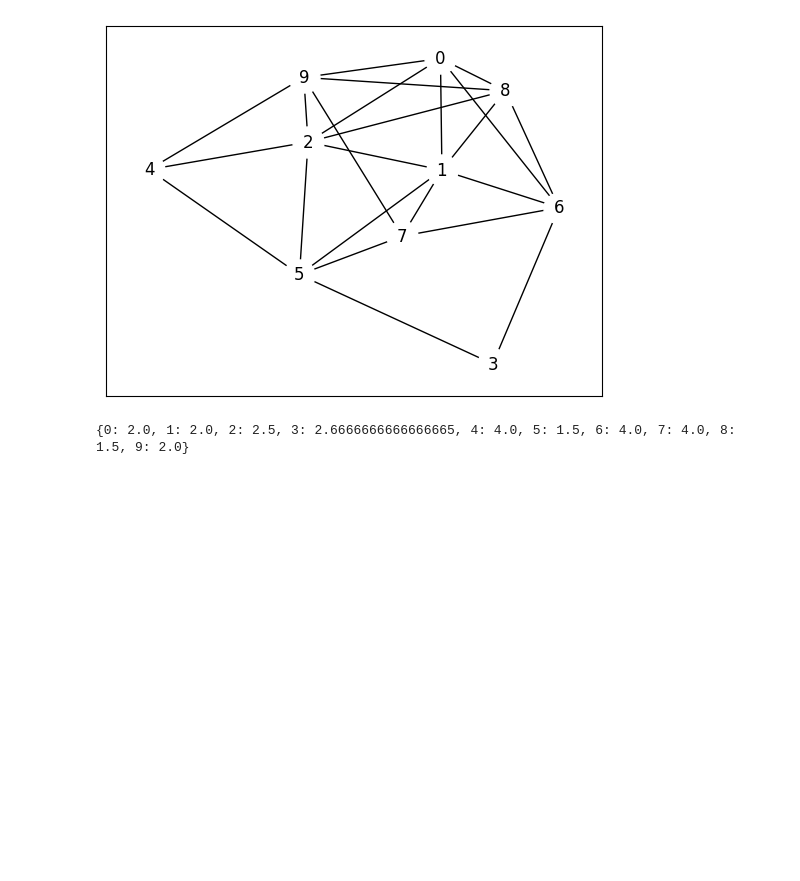
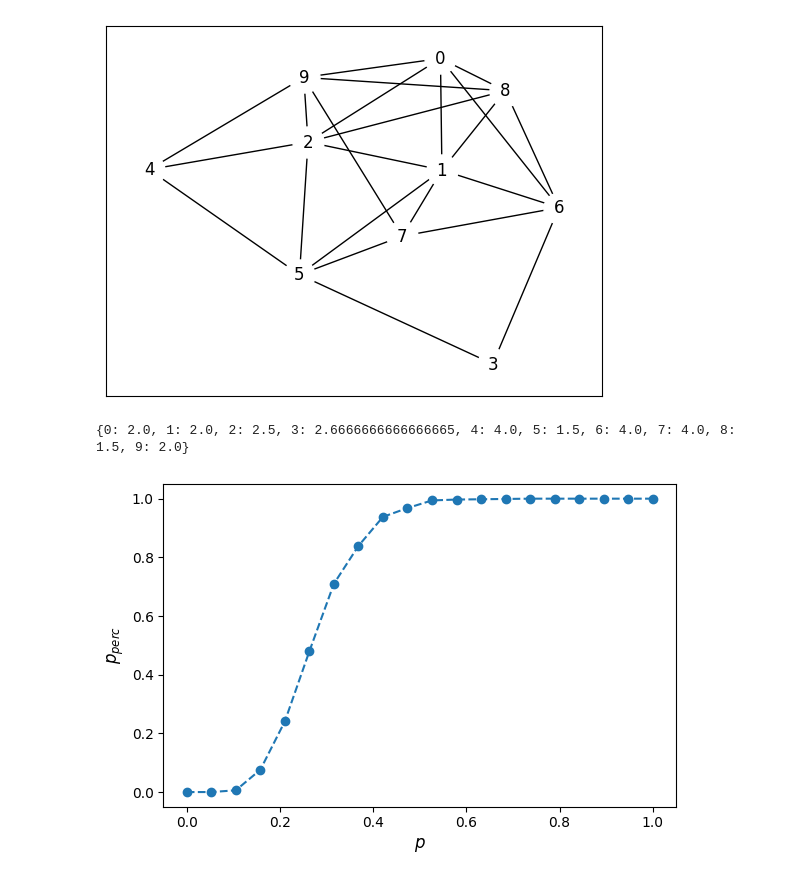
Before and after one commit to haphop228/spbu-fundamentals-of-algorithms, a Jupyter notebook: practicum_2/networkx_practicum23.03.ipynb, the cells around one changed output. Saved outputs shown, nothing was run; the diff lists cells and outputs as text; code cells hidden in the pictures; blank space fills up the shorter version.

```diff
--- a/practicum_2/networkx_practicum23.03.ipynb
+++ b/practicum_2/networkx_practicum23.03.ipynb
@@ -156,4 +156,6 @@ def plot_percolation_curve(n):
     fig.tight_layout()
     plt.show()
 # %%
-plot_percolation_curve(n=1000)
+plot_percolation_curve(n=10)
+# %% [output]
+[figure, added]
```
